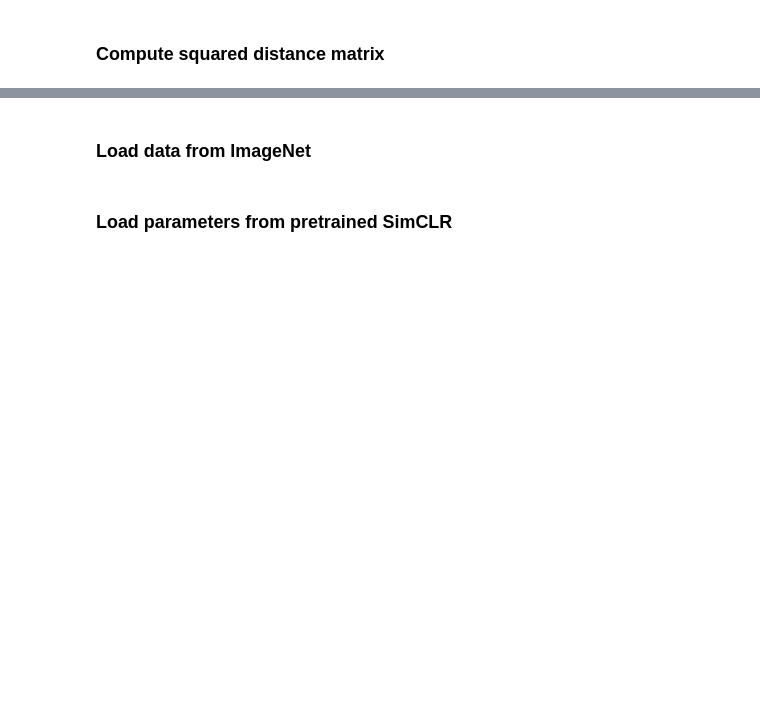
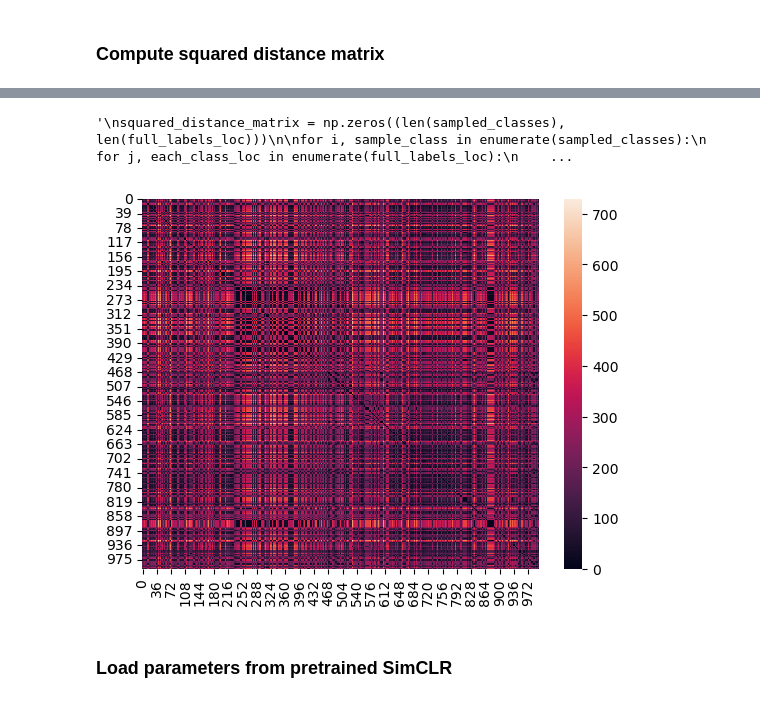
Before and after one commit to SprocketLab/loki, a Jupyter notebook: imagenet_exp/simclr_test.ipynb, the cells around one changed output, grey strips where cells are left out. Drawn from its saved outputs; the diff is of its cells as text; code cells hidden in the pictures; blank space fills up the shorter version.

```diff
--- a/imagenet_exp/simclr_test.ipynb
+++ b/imagenet_exp/simclr_test.ipynb
@@ -46,5 +49,7 @@ f.close()
 # %% [markdown]
 ### Compute squared distance matrix
 # %%
+np.random.seed(123)
 sampled_classes = np.random.choice(len(full_labels_loc), num_of_sampled_classes, replace=False)
+sampled_classes = np.sort(sampled_classes)
 sampled_classes
@@ -51,4 +65,5 @@ sampled_classes
 # %%
+"""
 squared_distance_matrix = np.zeros((len(sampled_classes), len(full_labels_loc)))
 
 for i, sample_class in enumerate(sampled_classes):
@@ -56,5 +71,6 @@ for i, sample_class in enumerate(sampled_classes):
         sample_class_loc = map_collection[str(sample_class)][0]
         distance = length[sample_class_loc][each_class_loc]
         squared_distance_matrix[i][j] = distance ** 2
+"""
+# %% [output]
+'\nsquared_distance_matrix = np.zeros((len(sampled_classes), len(full_labels_loc)))\n\nfor i, sample_class in enumerate(sampled_classes):\n    for j, each_class_loc in enumerate(full_labels_loc):\n    ...
-# %% [markdown]
-### Load data from ImageNet
@@ -79,3 +77,15 @@ val_loader = torch.utils.data.DataLoader(
+# %%
+squared_distance_matrix = np.zeros((len(full_labels_loc), len(full_labels_loc)))
+
+for i, each_class_loc_i in enumerate(full_labels_loc):
+    for j, each_class_loc_j in enumerate(full_labels_loc):
+        distance = length[each_class_loc_i][each_class_loc_j]
+        squared_distance_matrix[i][j] = distance ** 2
+# %%
+sns.heatmap(squared_distance_matrix)
+plt.show()
+# %% [output]
+[figure, added]
 # %% [markdown]
 ### Load parameters from pretrained SimCLR
 # %%
```
Also changed, not shown: parts of 18 cells of this notebook, 1 other file.
